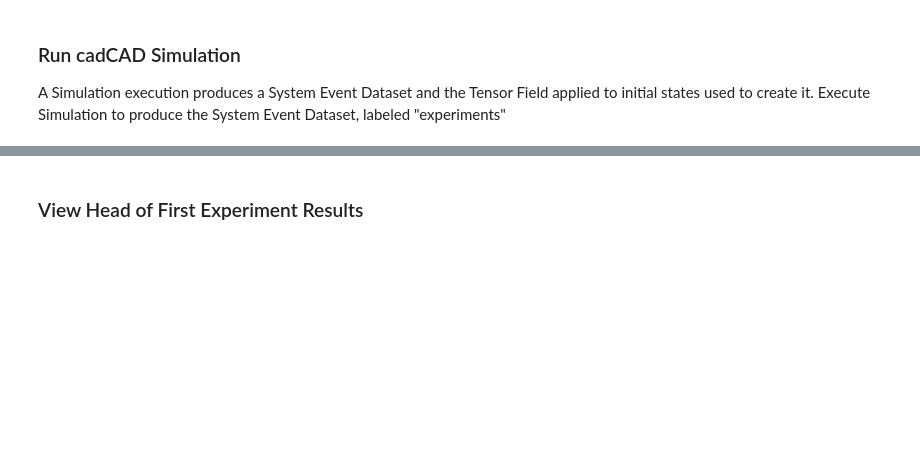
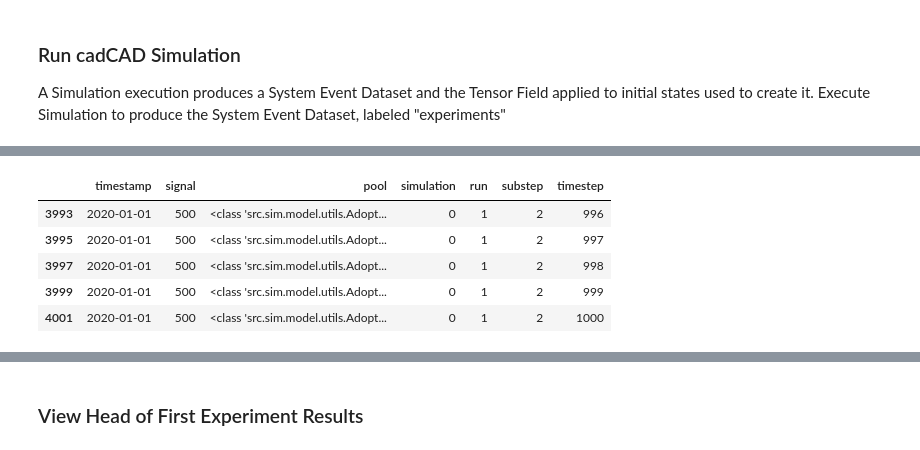
Before and after one commit to matttyb80/adoption_funnel, a Jupyter notebook: adoption_funnel_cadcad415_param.ipynb, the cells around one changed output, grey strips where cells are left out. Cells and saved outputs as stored; diff of their text form; code cells hidden in the pictures; blank space fills up the shorter version.

```diff
--- a/adoption_funnel_cadcad415_param.ipynb
+++ b/adoption_funnel_cadcad415_param.ipynb
@@ -113,0 +160,9 @@ print(session)
+# %%
+experiments['dataset'][0].tail()
+# %% [output]
+|  | timestamp | signal | pool | simulation | run | substep | timestep |
+| 3993 | 2020-01-01 | 500 | <class 'src.sim.model.utils.Adopt... | 0 | 1 | 2 | 996 |
+| 3995 | 2020-01-01 | 500 | <class 'src.sim.model.utils.Adopt... | 0 | 1 | 2 | 997 |
+| 3997 | 2020-01-01 | 500 | <class 'src.sim.model.utils.Adopt... | 0 | 1 | 2 | 998 |
+| 3999 | 2020-01-01 | 500 | <class 'src.sim.model.utils.Adopt... | 0 | 1 | 2 | 999 |
+| 4001 | 2020-01-01 | 500 | <class 'src.sim.model.utils.Adopt... | 0 | 1 | 2 | 1000 |
```
Also changed, not shown: parts of 14 cells of this notebook, 8 other files.
